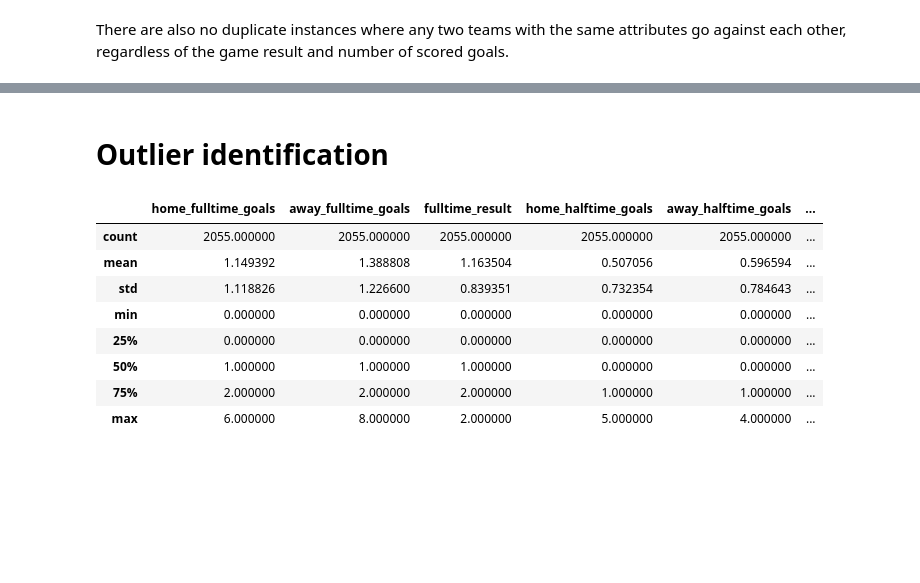
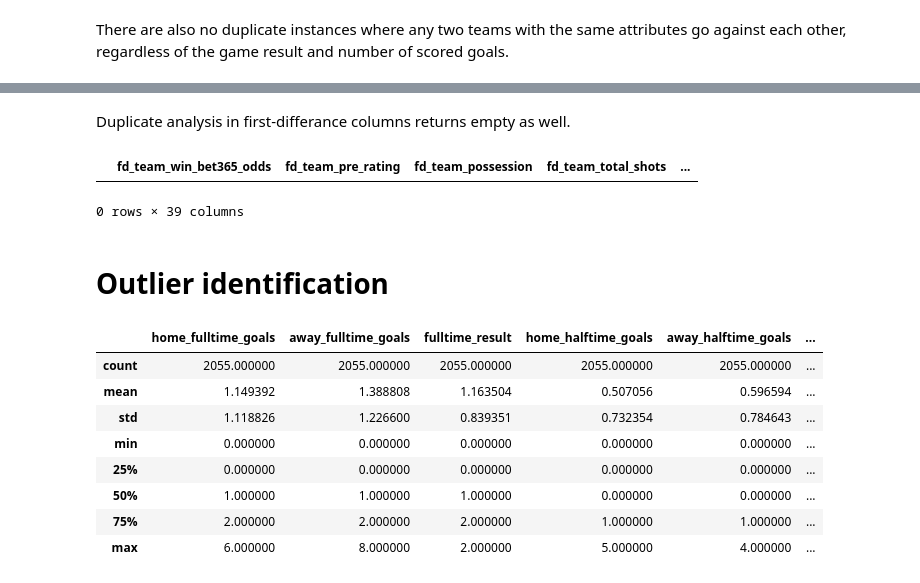
Before and after one commit to babakmahmoudian/la_liga, a Jupyter notebook: 01_data_preprocessing.ipynb, the cells around one changed output, grey strips where cells are left out. Saved outputs shown, nothing was run; the diff lists cells and outputs as text; code cells hidden in the pictures; blank space fills up the shorter version.

```diff
--- a/01_data_preprocessing.ipynb
+++ b/01_data_preprocessing.ipynb
@@ -372,3 +408,15 @@ There are also no duplicate instances where any two teams with the same attribut
+# %% [markdown]
+Duplicate analysis in first-differance columns returns empty as well.
+# %%
+dup_cols_fd = [col for col in df.columns if (
+    (col not in ['season', 'date', 'team', 'away', 'fulltime_result']) and
+    ('goals' not in col) and
+    (col[:3] == 'fd_')
+)]
+df[df.duplicated(subset=dup_cols_fd)][dup_cols_fd]
+# %% [output]
+|  | fd_team_win_bet365_odds | fd_team_pre_rating | fd_team_possession | fd_team_total_shots | ... |
+0 rows × 39 columns
 # %% [markdown]
 # Outlier identification
 # %%
```
Also changed, not shown: parts of 31 cells of this notebook.
